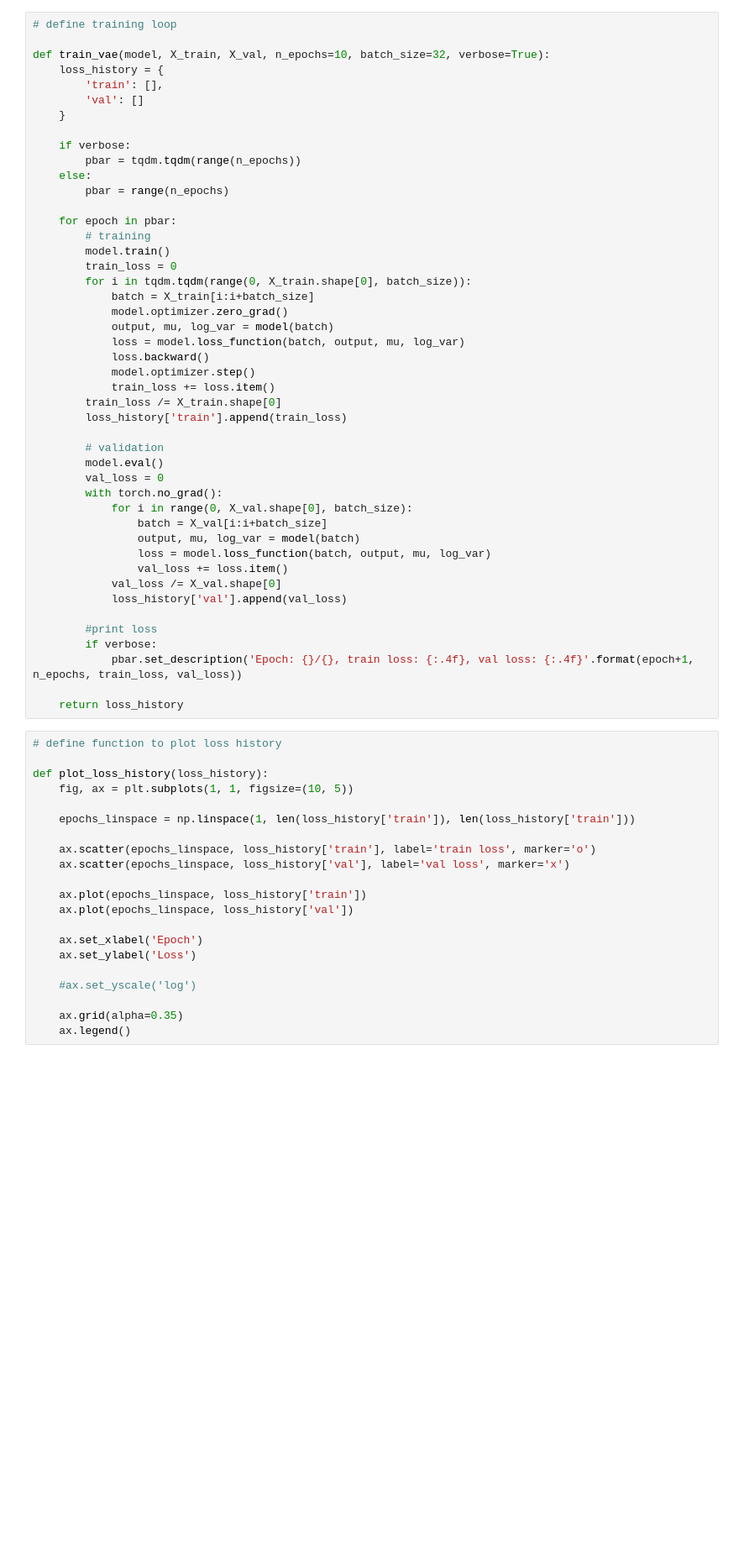
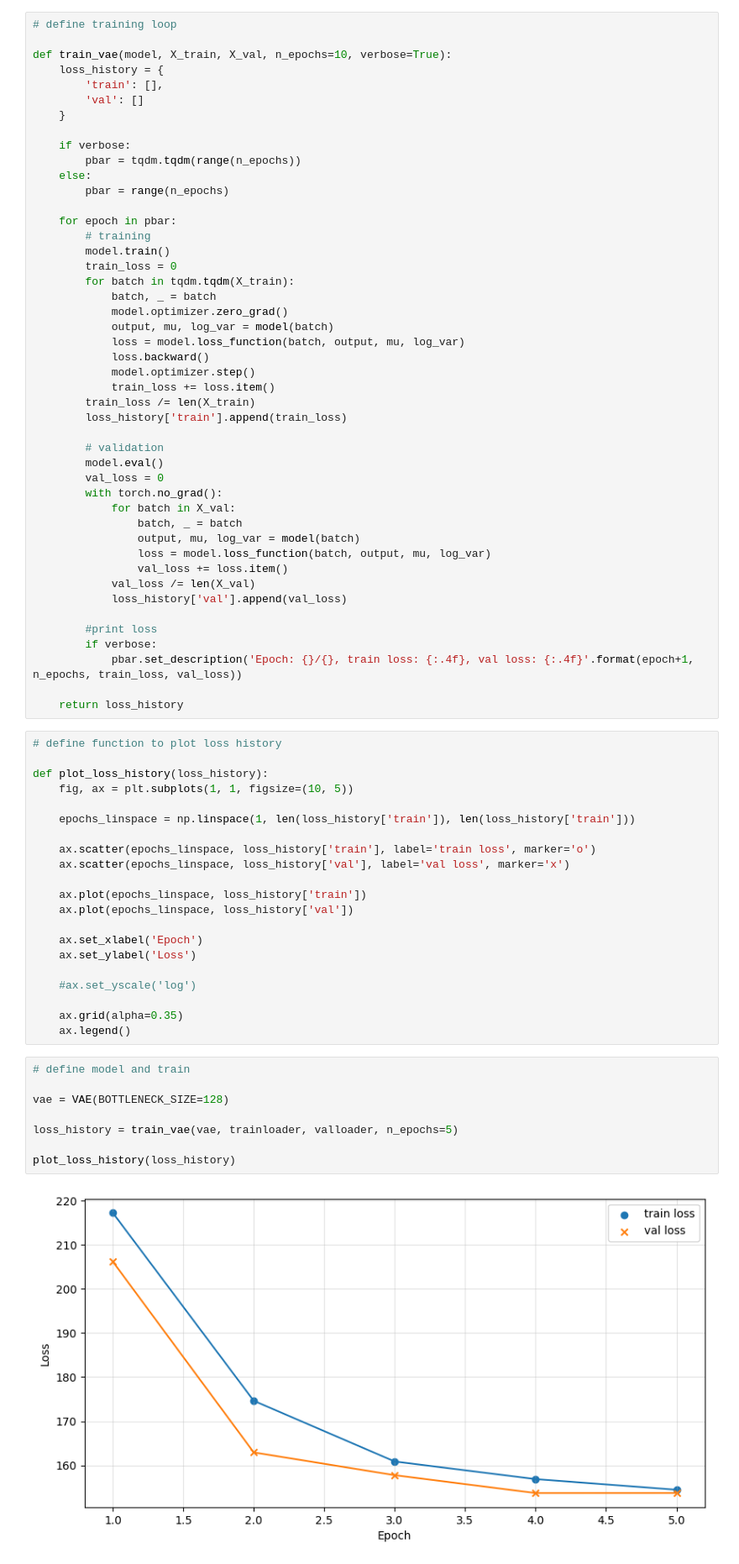
Before and after one commit to CKleiber/SciML-Seminar, a Jupyter notebook: PlayingWithVAE.ipynb, the cells around one changed output. Shown at 84% size. Cells and saved outputs as stored; diff of their text form; blank space fills up the shorter version.

```diff
--- a/PlayingWithVAE.ipynb
+++ b/PlayingWithVAE.ipynb
@@ -106,7 +175,7 @@ class VAE(nn.Module):
 # %%
 # define training loop
 
-def train_vae(model, X_train, X_val, n_epochs=10, batch_size=32, verbose=True):
+def train_vae(model, X_train, X_val, n_epochs=10, verbose=True):
     loss_history = {
         'train': [],
         'val': []
@@ -121,27 +190,27 @@ def train_vae(model, X_train, X_val, n_epochs=10, batch_size=32, verbose=True):
         # training
         model.train()
         train_loss = 0
-        for i in tqdm.tqdm(range(0, X_train.shape[0], batch_size)):
-            batch = X_train[i:i+batch_size]
+        for batch in tqdm.tqdm(X_train):
+            batch, _ = batch
             model.optimizer.zero_grad()
             output, mu, log_var = model(batch)
             loss = model.loss_function(batch, output, mu, log_var)
             loss.backward()
             model.optimizer.step()
             train_loss += loss.item()
-        train_loss /= X_train.shape[0]
+        train_loss /= len(X_train)
         loss_history['train'].append(train_loss)
 
         # validation
         model.eval()
         val_loss = 0
         with torch.no_grad():
-            for i in range(0, X_val.shape[0], batch_size):
-                batch = X_val[i:i+batch_size]
+            for batch in X_val:
+                batch, _ = batch
                 output, mu, log_var = model(batch)
                 loss = model.loss_function(batch, output, mu, log_var)
                 val_loss += loss.item()
-            val_loss /= X_val.shape[0]
+            val_loss /= len(X_val)
             loss_history['val'].append(val_loss)
 
         #print loss
@@ -170,3 +239,13 @@ def plot_loss_history(loss_history):
 
     ax.grid(alpha=0.35)
     ax.legend()
+# %%
+# define model and train
+
+vae = VAE(BOTTLENECK_SIZE=128)
+
+loss_history = train_vae(vae, trainloader, valloader, n_epochs=5)
+
+plot_loss_history(loss_history)
+# %% [output]
+[figure, added]
```
Also changed, not shown: parts of 5 cells of this notebook.
